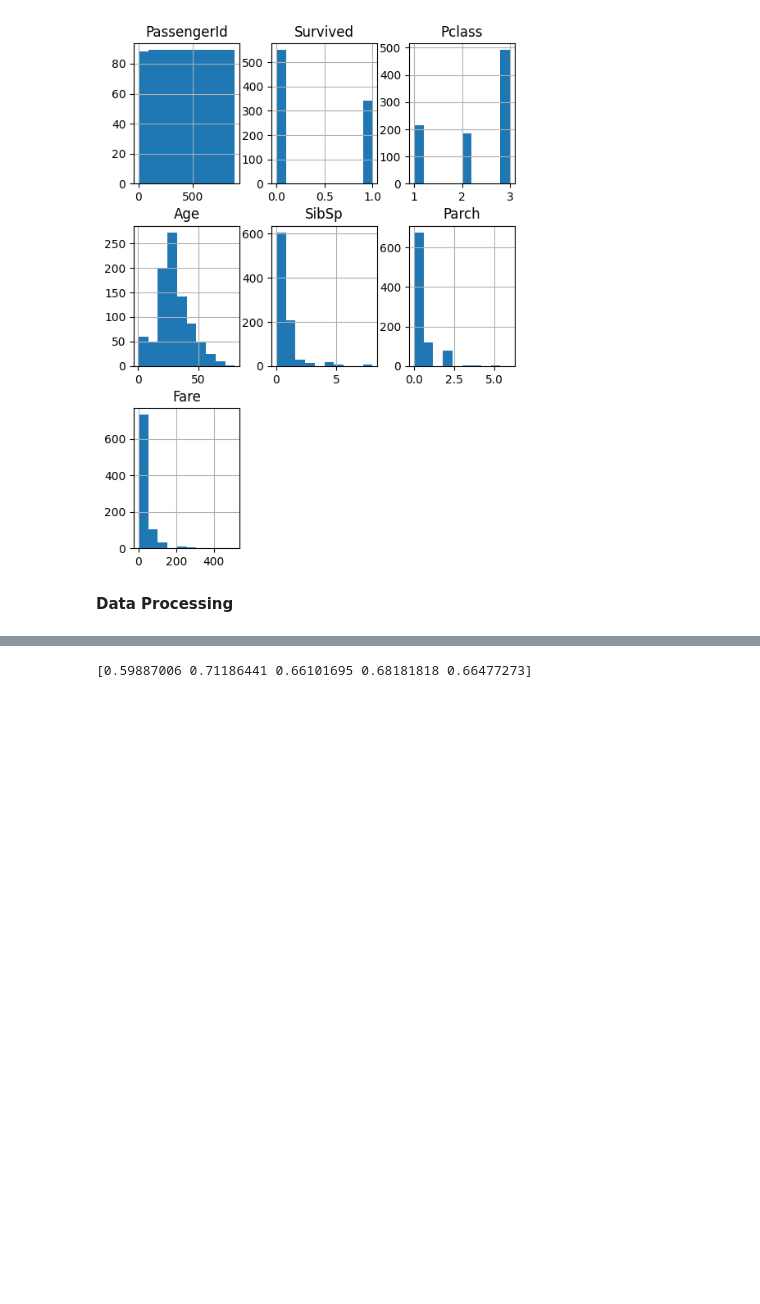
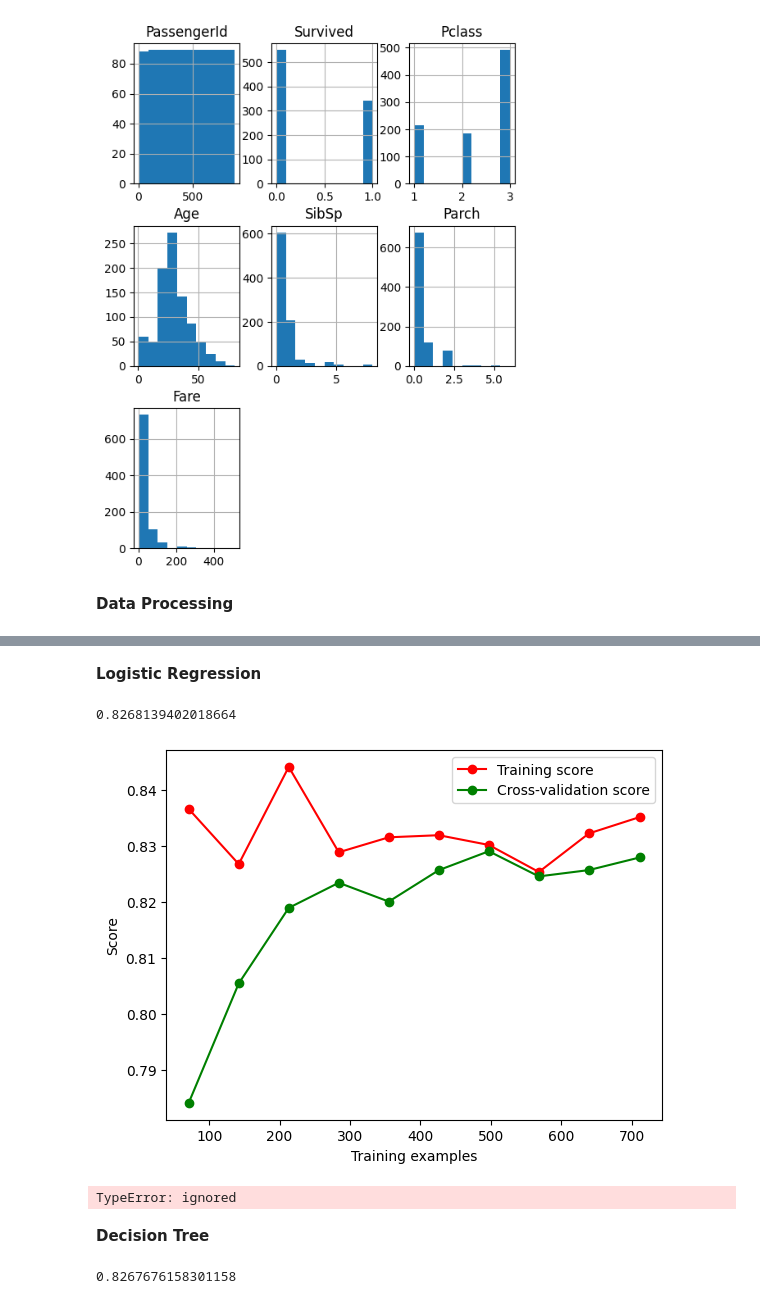
Before and after one commit to Rebecca-202211/titanic_analysis, a Jupyter notebook: 專題實作_01_Titanic_analysis.ipynb, the cells around one changed output, grey strips where cells are left out. Cells and saved outputs as stored; diff of their text form; code cells hidden in the pictures; blank space fills up the shorter version.

```diff
--- a/專題實作_01_Titanic_analysis.ipynb
+++ b/專題實作_01_Titanic_analysis.ipynb
@@ -332,0 +369,4 @@ new_data = new_data.loc[:,data.columns[~data.columns.isin(exclude_col)]]
+# %%
+family_size = pd.DataFrame()
+family_size['Total'] = data['Parch']+data['SibSp']+1
+family_size
@@ -332,0 +387,6 @@ new_data = new_data.loc[:,data.columns[~data.columns.isin(exclude_col)]]
+# %%
+family_size['Family_Single'] = family_size['Total'].apply(lambda x: 1 if x==1 else 0)
+family_size['Family_Small'] = family_size['Total'].apply(lambda x: 1 if 2<=x<=4 else 0)
+family_size['Family_Large'] = family_size['Total'].apply(lambda x: 1 if 5<=x else 0)
+# %%
+family_size.drop('Total',axis = 1, inplace = True)
@@ -333,3 +409,6 @@ new_data = new_data.loc[:,data.columns[~data.columns.isin(exclude_col)]]
+# %%
+new_data = pd.concat([new_pclass, new_title, new_sex, data[['Age','Fare']],
+                      family_size,new_ticket, new_embarked, data['Survived']], axis = 1)
 # %%
 new_data.dtypes
 # %% [output]
@@ -344,4 +431,6 @@ newTicket      float64
 dtype: object
+# %% [markdown]
+**Logistic Regression**
 # %%
 train_X = new_data.drop('Survived', axis = 1)
 train_y = new_data['Survived']
@@ -349,8 +438,37 @@ train_y = new_data['Survived']
 from sklearn.linear_model import LogisticRegression
 from sklearn.model_selection import cross_val_score
 
-log = LogisticRegression(random_state=0, max_iter=3000)
-scores = cross_val_score(log, train_X, train_y.values.ravel(), cv=5,scoring='accuracy')
-print(scores)
+log = LogisticRegression(random_state=42, max_iter=3000)
+scores = cross_val_score(log, train_X, train_y, cv=5,scoring='accuracy')
+print(scores.mean())
 # %% [output]
-[0.59887006 0.71186441 0.66101695 0.68181818 0.66477273]
+0.8268139402018664
+# %%
+from sklearn.model_selection import learning_curve, validation_curve
+
+# 計算學習曲線
+train_sizes, train_scores, test_scores = learning_curve(estimator=log, X=train_X, y=train_y, train_sizes=np.linspace(0.1, 1.0, 10), cv=5)
+
+# 繪製學習曲線
+import matplotlib.pyplot as plt
+plt.plot(train_sizes, np.mean(train_scores, axis=1), 'o-', color="r", label="Training score")
+plt.plot(train_sizes, np.mean(test_scores, axis=1), 'o-', color="g", label="Cross-validation score")
+plt.xlabel("Training examples")
+plt.ylabel("Score")
+plt.legend(loc="best")
+plt.show()
+
+# 計算驗證曲線
+param_range = np.arange(1, 11)
+train_scores, test_scores = validation_curve(estimator=log, X=train_X, y=train_y, param_range=param_range, cv=5)
+
+# 繪製驗證曲線
+plt.plot(param_range, np.mean(train_scores, axis=1), 'o-', color="r", label="Training score")
+plt.plot(param_range, np.mean(test_scores, axis=1), 'o-', color="g", label="Cross-validation score")
+plt.xlabel("Max depth")
+plt.ylabel("Score")
+plt.legend(loc="best")
+plt.show()
+# %% [output]
+[figure, added]
+TypeError: ignored
@@ -356,0 +481,11 @@ print(scores)
+# %% [markdown]
+**Decision Tree**
+# %%
+train_X = new_data.drop('Survived', axis = 1)
+train_y = new_data['Survived']
+
+tree = DecisionTreeClassifier(random_state=60)
+scores = cross_val_score(log, train_X, train_y, cv=8,scoring='accuracy')
+print(scores.mean())
+# %% [output]
+0.8267676158301158
```
Also changed, not shown: parts of 56 cells of this notebook.
